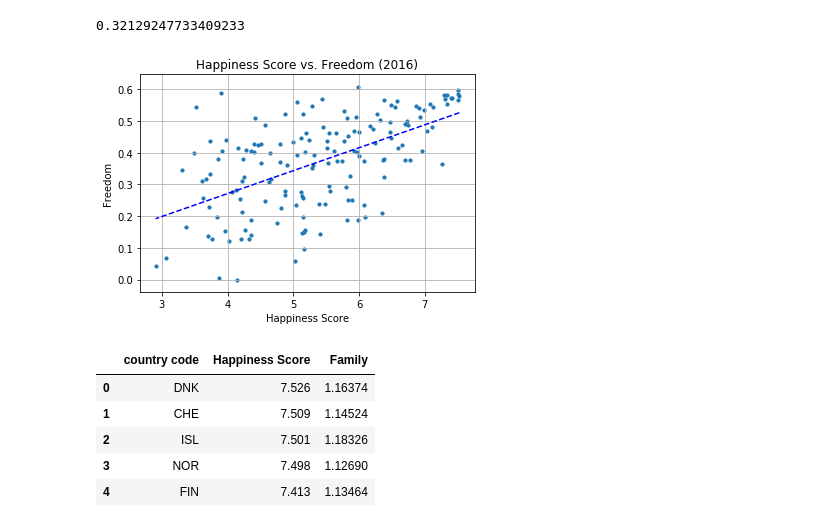
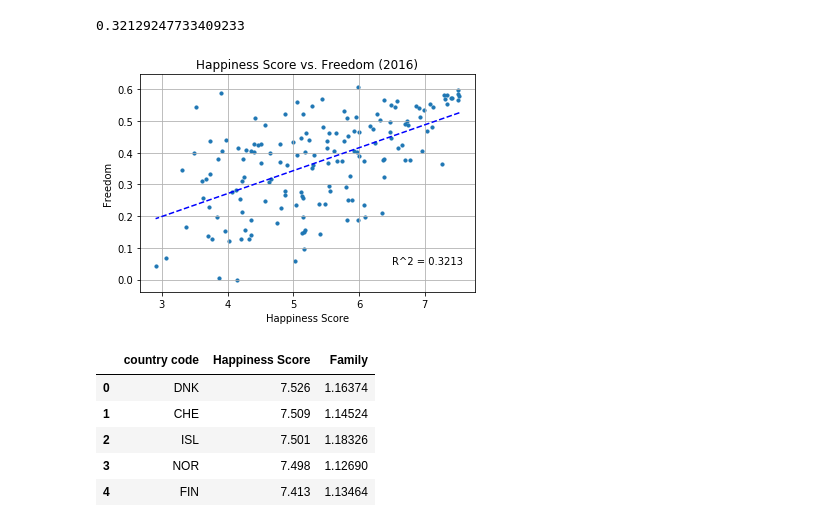
Before and after one commit to fionampg/projectofawesomeness, a Jupyter notebook: analysis/Fiona_happiness_analysis_charts.ipynb, the cells around one changed output. Cells and saved outputs as stored; diff of their text form; code cells hidden in the pictures.

```diff
--- a/analysis/Fiona_happiness_analysis_charts.ipynb
+++ b/analysis/Fiona_happiness_analysis_charts.ipynb
@@ -126,21 +127,21 @@ print(r_squared_freedom)
 # %%
 #Create a scatter plot for Happiness score and Freedom
 plt.scatter(df_freedomhappiness["Happiness Score"],df_freedomhappiness["Freedom"], marker = 'o', s=10)
 plt.plot(df_freedomhappiness["Happiness Score"], fit_freedom, 'b--')
 
 #Format the chart
 plt.title("Happiness Score vs. Freedom (2016)")
 plt.xlabel("Happiness Score")
 plt.ylabel("Freedom")
 plt.grid(True)
-
+plt.text(6.5, .05, 'R^2 = ' + str(round(r_squared_freedom, 4)))
 #Save the chart
 plt.savefig("../outputs/Happiness_vs_Freedom.png")
 
 #Show the chart
 plt.show()
 # %% [output]
-[figure, old version]
+[figure, new version]
 # %%
 df_familyhappiness = happiness_df[["country code","Happiness Score","Family",]]
 df_familyhappiness.head()
```
Also changed, not shown: parts of 5 cells of this notebook, 10 other files.
